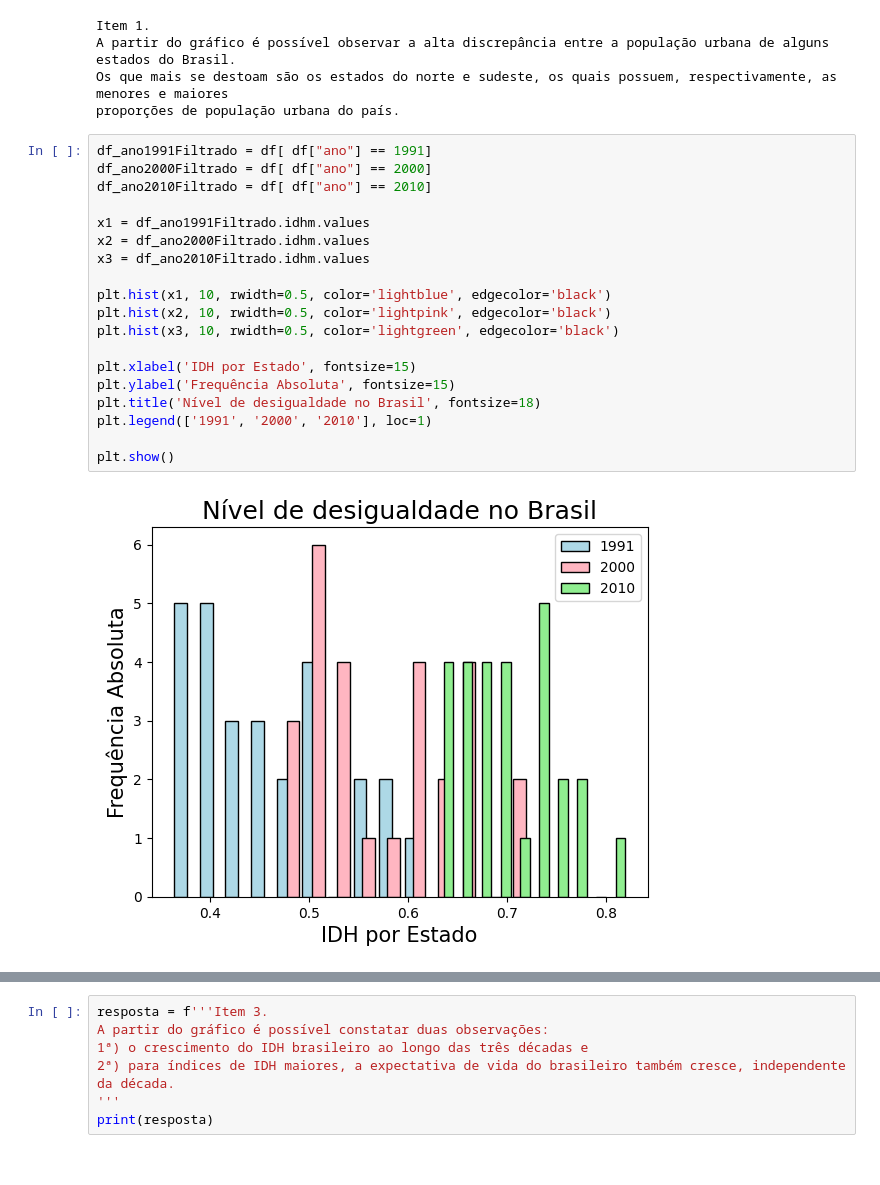
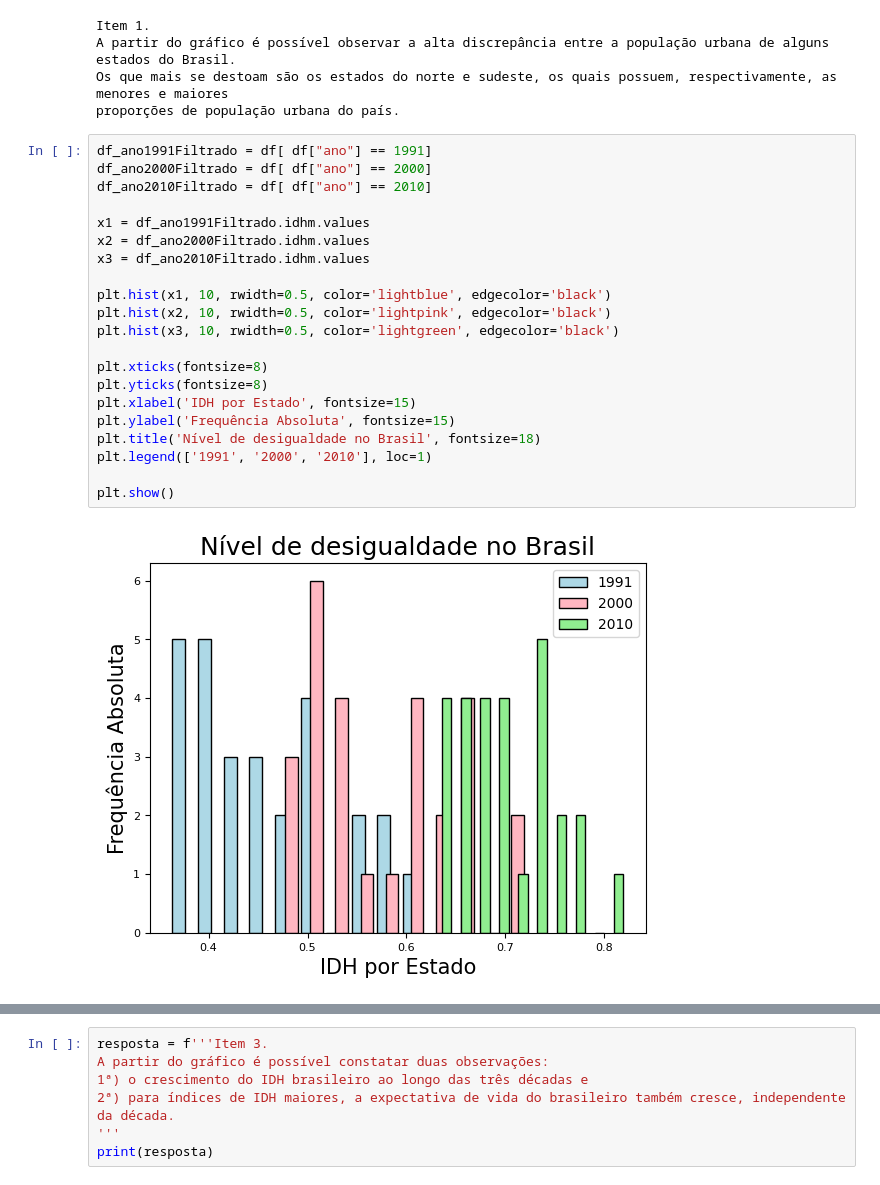
Before and after one commit to alantimb/ufrjAnalytica_PraticaA1, a Jupyter notebook: tarefa_A1_Exercicios_Matplotlib.ipynb, the cells around one changed output, grey strips where cells are left out. Cells and saved outputs as stored; diff of their text form.

```diff
--- a/tarefa_A1_Exercicios_Matplotlib.ipynb
+++ b/tarefa_A1_Exercicios_Matplotlib.ipynb
@@ -32,24 +33,26 @@ proporções de população urbana do país.
 # %%
 df_ano1991Filtrado = df[ df["ano"] == 1991]
 df_ano2000Filtrado = df[ df["ano"] == 2000]
 df_ano2010Filtrado = df[ df["ano"] == 2010]
 
 x1 = df_ano1991Filtrado.idhm.values
 x2 = df_ano2000Filtrado.idhm.values
 x3 = df_ano2010Filtrado.idhm.values
 
 plt.hist(x1, 10, rwidth=0.5, color='lightblue', edgecolor='black')
 plt.hist(x2, 10, rwidth=0.5, color='lightpink', edgecolor='black')
 plt.hist(x3, 10, rwidth=0.5, color='lightgreen', edgecolor='black')
 
+plt.xticks(fontsize=8)
+plt.yticks(fontsize=8)
 plt.xlabel('IDH por Estado', fontsize=15)
 plt.ylabel('Frequência Absoluta', fontsize=15)
 plt.title('Nível de desigualdade no Brasil', fontsize=18)
 plt.legend(['1991', '2000', '2010'], loc=1)
 
 plt.show()
 # %% [output]
-[figure, old version]
+[figure, new version]
 # %%
 resposta = f'''Item 2.
 A partir do gráfico é possível notar que houve crescimento do IDH dos estados ao longo das três décadas.
```
Also changed, not shown: parts of 4 cells of this notebook, 2 other files.
